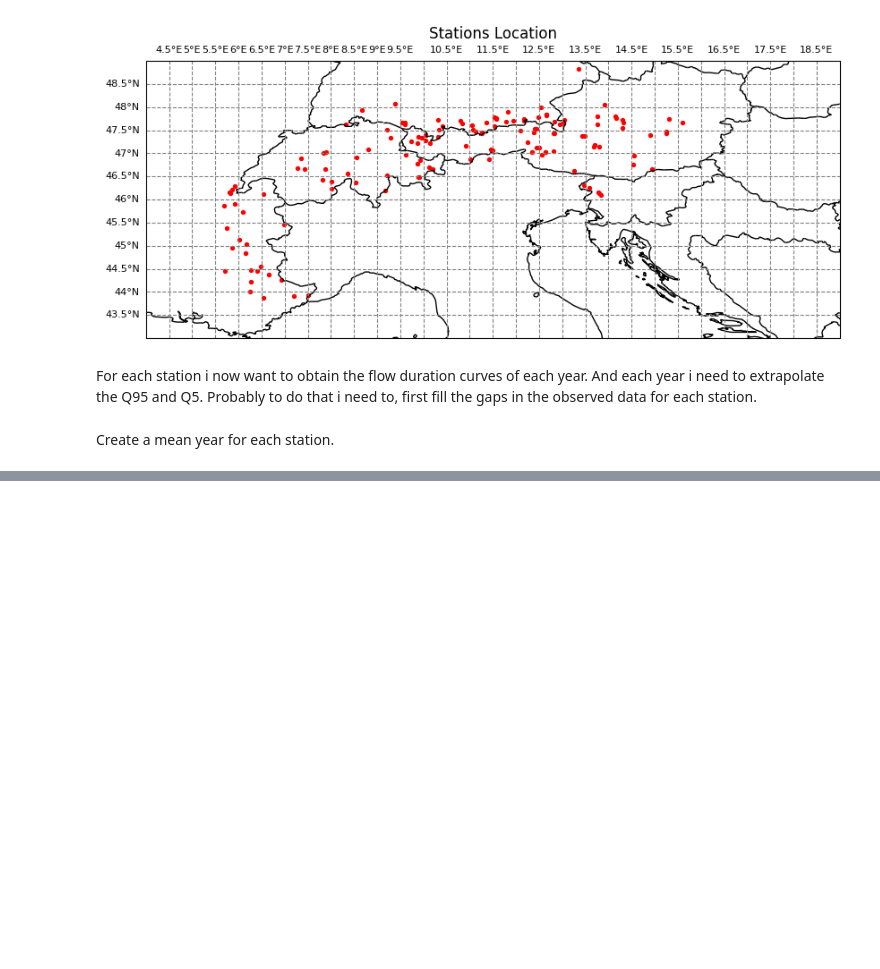
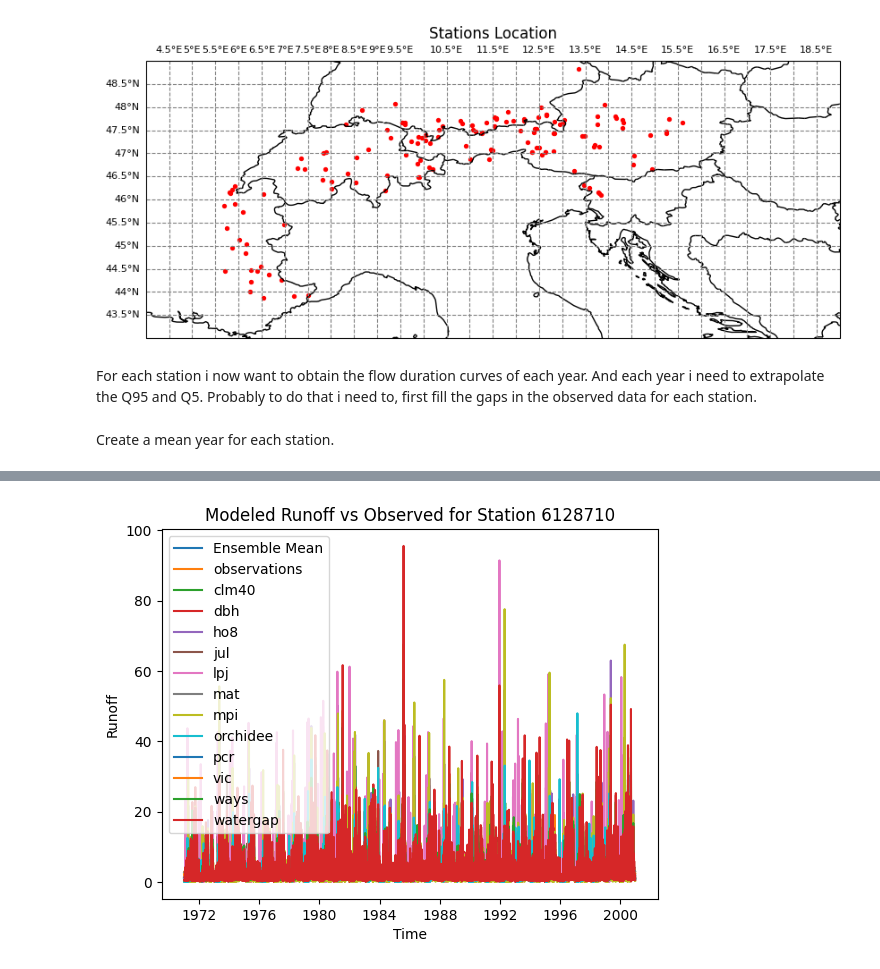
Before and after one commit to LorenzoPipan/ISIMIP-Tesi, a Jupyter notebook: Ensemble mean_2a_vs_Observed.ipynb, the cells around one changed output, grey strips where cells are left out. Drawn from its saved outputs; the diff is of its cells as text; code cells hidden in the pictures; blank space fills up the shorter version.

```diff
--- a/Ensemble mean_2a_vs_Observed.ipynb
+++ b/Ensemble mean_2a_vs_Observed.ipynb
@@ -425,6 +416,8 @@ new_dataset = xr.Dataset(
 
 new_dataset =new_dataset.sel(time=slice('1971-01-01', '2000-12-31'))
 new_dataset = new_dataset.where(new_dataset['id'] != 6139391, drop=True)
+new_dataset = new_dataset.where(new_dataset['id'] != 6128110, drop=True)
+new_dataset = new_dataset.where(new_dataset['id'] != 6128701, drop=True)
 # Print the new dataset
 print(new_dataset)
 
@@ -663,17 +495,0 @@ plt.show()
-# %%
-# Select the data for station with id index 0
-data_station_3 = annual_q95.isel(id=132)
-
-# Plot the realizations
-for i, realization in enumerate(data_station.realization):
-    label = data_station.attrs['model'][i]  # Get the label from the 'model' attribute
-    plt.plot(data_station.time, data_station_3[realization,:], label=label)
-
-# Add labels, title, and legend
-plt.xlabel('Year')
-plt.ylabel('Runoff')
-plt.title(f'Modeled vs Observed for Station {data_station_3.id.item()}')
-plt.legend()
-
-# Show the plot
-plt.show()
@@ -683,0 +552,27 @@ Commento. i Gap sono stati fillati la procedura sembra andata bene, sti q5 e q95
+# %%
+
+# Get the timeseries for the station with id index 0
+daily_station1 = combined_data[:, :, 90]
+
+# Get the model names from the 'model' attribute
+model_names = combined_data.attrs['model']
+
+# Update the plot code
+plt.plot(daily_station1.time, daily_station1[14, :], label='Ensemble Mean')
+for i, model in enumerate(model_names[0:13]):  # Exclude the first entry (station)
+    plt.plot(daily_station1.time, daily_station1[i , :], label=model)
+
+
+
+# Add legend with model names
+plt.legend()
+
+# Set x-axis and y-axis labels and title
+plt.xlabel('Time')
+plt.ylabel('Runoff')
+plt.title(f"Modeled Runoff vs Observed for Station {combined_data.id.values[0]}")
+
+# Show the plot
+plt.show()
+# %% [output]
+[figure, added]
```
Also changed, not shown: parts of 29 cells of this notebook.
